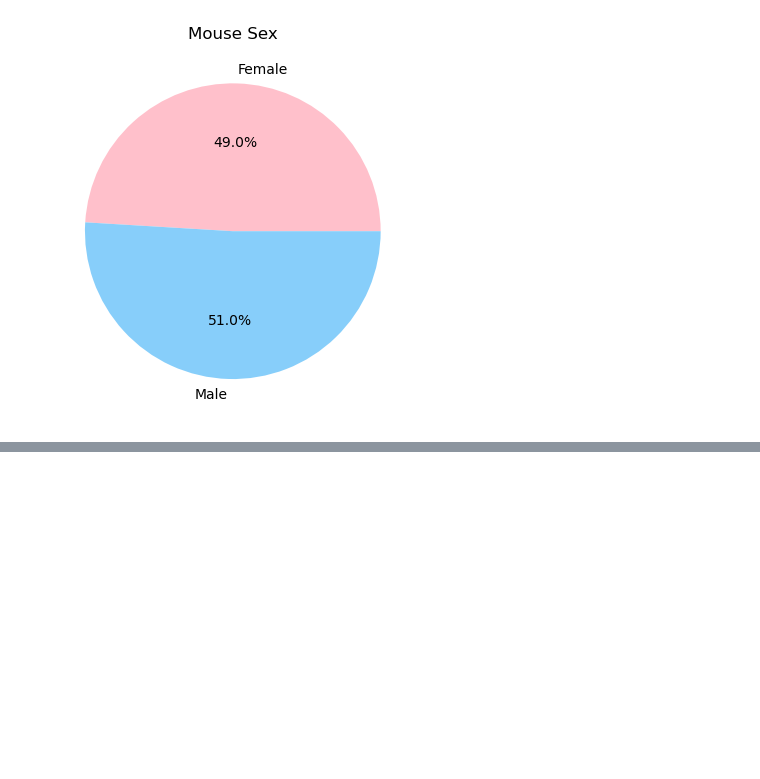
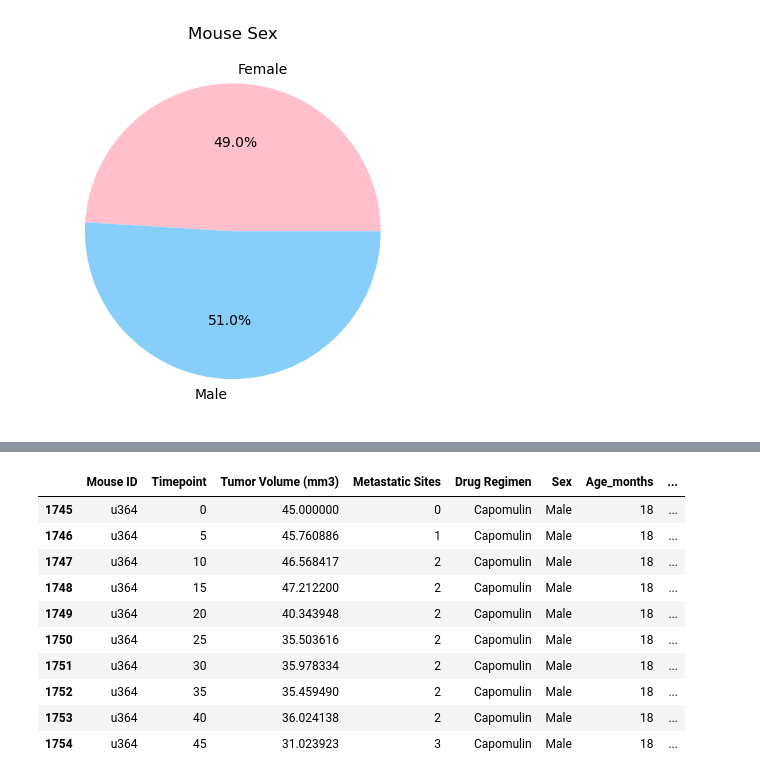
Before and after one commit to downleft/pymaceuticals-challenge, a Jupyter notebook: Pymaceuticals_Analysis.ipynb, the cells around one changed output, grey strips where cells are left out. Drawn from its saved outputs; the diff is of its cells as text; code cells hidden in the pictures; blank space fills up the shorter version.

```diff
--- a/Pymaceuticals_Analysis.ipynb
+++ b/Pymaceuticals_Analysis.ipynb
@@ -245,0 +255,16 @@ tumor_vol_df.boxplot()
+# %%
+# Generate a line plot of tumor volume vs. time point for a single mouse treated with Capomulin
+mouse_u364 = capomulin_full.loc[capomulin_full["Mouse ID"] == "u364"]
+mouse_u364
+# %% [output]
+|  | Mouse ID | Timepoint | Tumor Volume (mm3) | Metastatic Sites | Drug Regimen | Sex | Age_months | ... |
+| 1745 | u364 | 0 | 45.000000 | 0 | Capomulin | Male | 18 | ... |
+| 1746 | u364 | 5 | 45.760886 | 1 | Capomulin | Male | 18 | ... |
+| 1747 | u364 | 10 | 46.568417 | 2 | Capomulin | Male | 18 | ... |
+| 1748 | u364 | 15 | 47.212200 | 2 | Capomulin | Male | 18 | ... |
+| 1749 | u364 | 20 | 40.343948 | 2 | Capomulin | Male | 18 | ... |
+| 1750 | u364 | 25 | 35.503616 | 2 | Capomulin | Male | 18 | ... |
+| 1751 | u364 | 30 | 35.978334 | 2 | Capomulin | Male | 18 | ... |
+| 1752 | u364 | 35 | 35.459490 | 2 | Capomulin | Male | 18 | ... |
+| 1753 | u364 | 40 | 36.024138 | 2 | Capomulin | Male | 18 | ... |
+| 1754 | u364 | 45 | 31.023923 | 3 | Capomulin | Male | 18 | ... |
```
Also changed, not shown: parts of 11 cells of this notebook.
